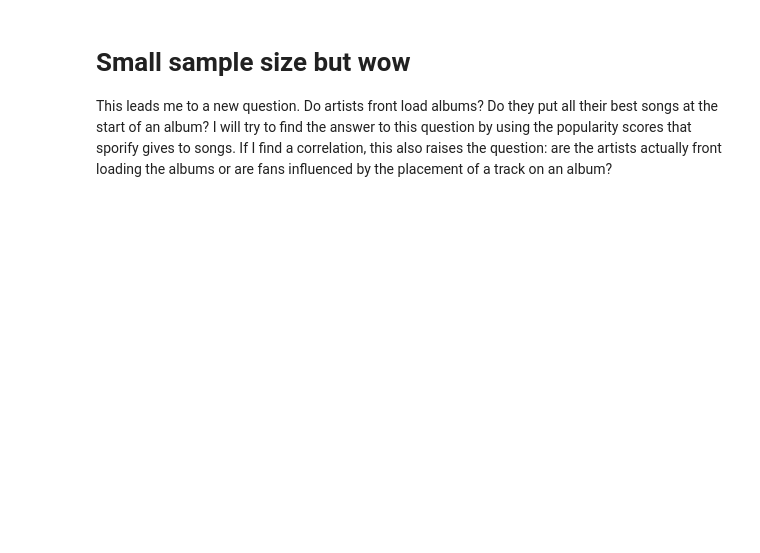
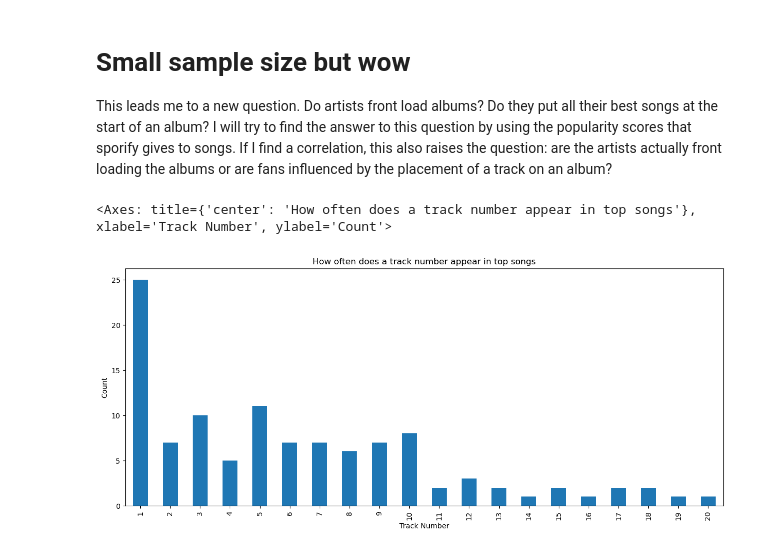
Before and after one commit to stevenarbo3/Spotify_Analysis, a Jupyter notebook: SpotifyAnalysis.ipynb, the cells around one changed output. Saved outputs shown, nothing was run; the diff lists cells and outputs as text; code cells hidden in the pictures; blank space fills up the shorter version.

```diff
--- a/SpotifyAnalysis.ipynb
+++ b/SpotifyAnalysis.ipynb
@@ -115,3 +153,43 @@ track_number.plot(kind='bar', figsize=(15,6))
 # Small sample size but wow
 
 This leads me to a new question. Do artists front load albums? Do they put all their best songs at the start of an album? I will try to find the answer to this question by using the popularity scores that sporify gives to songs. If I find a correlation, this also raises the question: are the artists actually front loading the albums or are fans influenced by the placement of a track on an album?
+# %%
+#lets look at the top ten artists (by monthly listeners) and their top songs
+theweeknd_uri = 'spotify:artist:1Xyo4u8uXC1ZmMpatF05PJ'
+tswift_uri = 'spotify:artist:06HL4z0CvFAxyc27GXpf02'
+billie_uri = 'spotify:artist:6qqNVTkY8uBg9cP3Jd7DAH'
+postmalone_uri = 'spotify:artist:246dkjvS1zLTtiykXe5h60'
+rihanna_uri = 'spotify:artist:5pKCCKE2ajJHZ9KAiaK11H'
+eminem_uri = 'spotify:artist:7dGJo4pcD2V6oG8kP0tJRR'
+ariana_uri = 'spotify:artist:66CXWjxzNUsdJxJ2JdwvnR'
+coldplay_uri = 'spotify:artist:4gzpq5DPGxSnKTe4SA8HAU'
+sabrina_uri = 'spotify:artist:74KM79TiuVKeVCqs8QtB0B'
+drake_uri = 'spotify:artist:3TVXtAsR1Inumwj472S9r4'
+
+#have to add kendrick just cause
+kendrick_uri = 'spotify:artist:2YZyLoL8N0Wb9xBt1NhZWg'
+
+#create uri list
+uris = [theweeknd_uri,tswift_uri,billie_uri,postmalone_uri,rihanna_uri,eminem_uri,ariana_uri
+        ,coldplay_uri,sabrina_uri,drake_uri,kendrick_uri]
+
+#create data frame
+dataframes = [pd.DataFrame(sp.artist_top_tracks(uri)) for uri in uris]
+
+results = pd.concat(dataframes)
+
+#add artist, popularity and track number column
+results['artist'] = results['tracks'].apply(lambda x: x['artists'][0]['name'])
+results['popularity'] = results['tracks'].apply(lambda x: x['popularity'])
+results['track_number'] = results['tracks'].apply(lambda x: x['track_number'])
+
+#now that we have popularity and track number, lets just set the index to the song name
+results['tracks'] = results['tracks'].apply(lambda x: x['name'])
+results = results.rename(columns={'tracks':'song'}).set_index('song')
+
+track_number = results['track_number'].value_counts().sort_index()
+
+track_number.plot(kind='bar', figsize=(15,6), xlabel='Track Number',ylabel='Count',title='How often does a track number appear in top songs')
+# %% [output]
+<Axes: title={'center': 'How often does a track number appear in top songs'}, xlabel='Track Number', ylabel='Count'>
+[figure, added]
```
Also changed, not shown: parts of 6 cells of this notebook.
